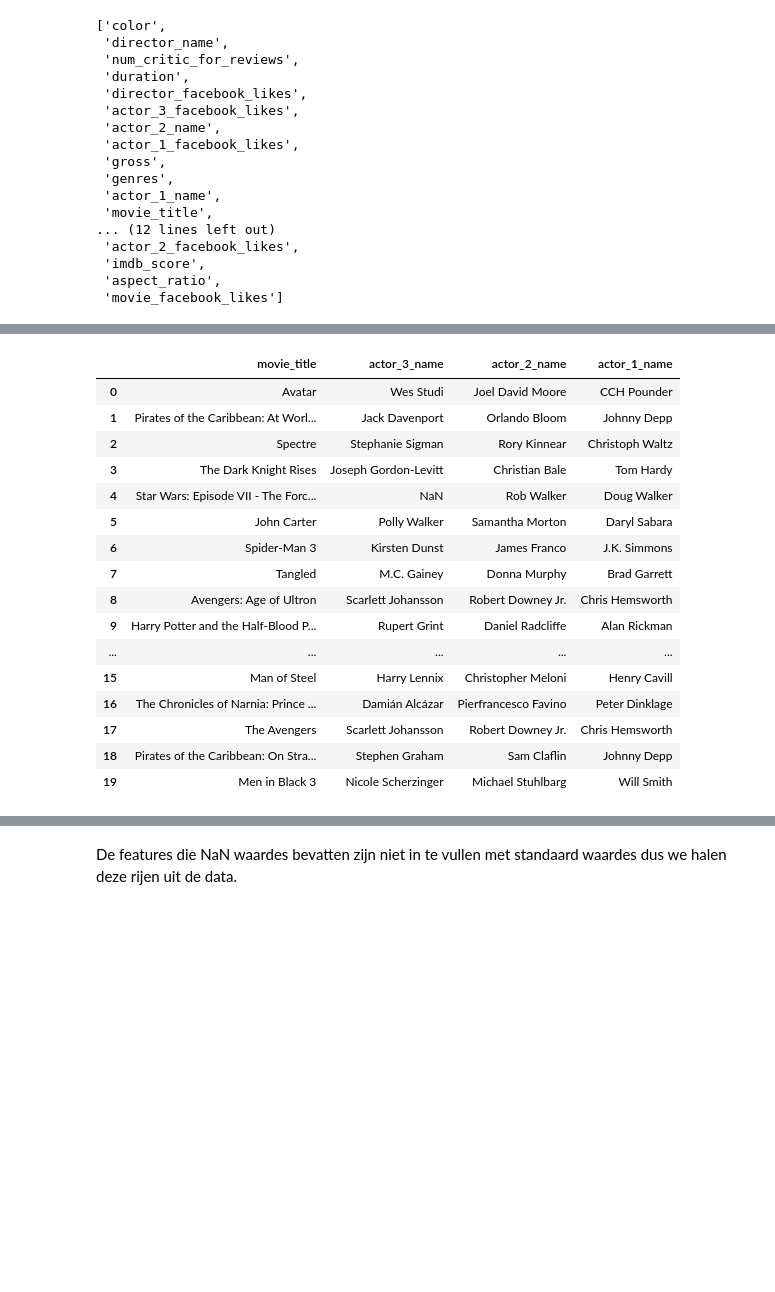
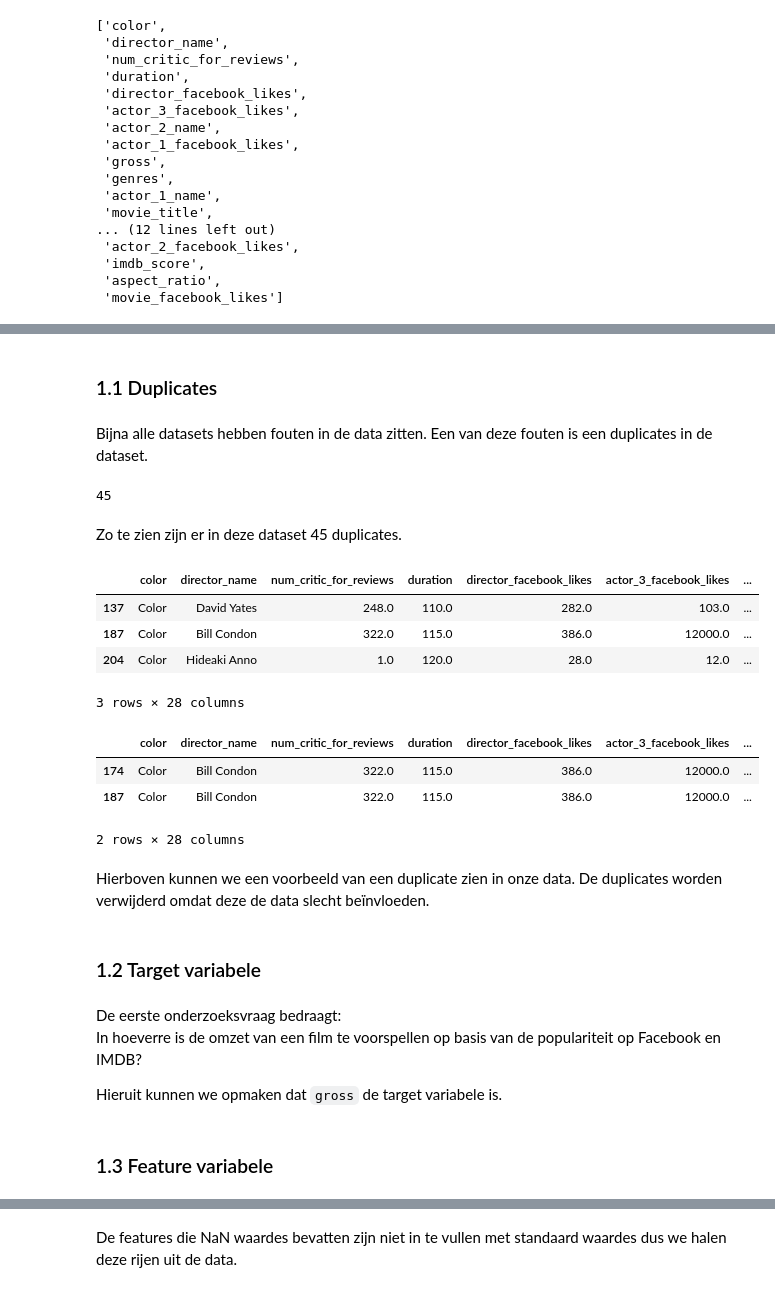
Before and after one commit to koentjj/CMmovies, a Jupyter notebook: movieAnalysis.ipynb, the cells around one changed output, grey strips where cells are left out. Drawn from its saved outputs; the diff is of its cells as text; code cells hidden in the pictures; blank space fills up the shorter version.

```diff
--- a/movieAnalysis.ipynb
+++ b/movieAnalysis.ipynb
@@ -65,20 +53,28 @@ target = db["gross"]
-# %%
-db[["movie_title", "actor_3_name", "actor_2_name", "actor_1_name"]].head(20)
-# %% [output]
-|  | movie_title | actor_3_name | actor_2_name | actor_1_name |
-| 0 | Avatar | Wes Studi | Joel David Moore | CCH Pounder |
-| 1 | Pirates of the Caribbean: At Worl... | Jack Davenport | Orlando Bloom | Johnny Depp |
-| 2 | Spectre | Stephanie Sigman | Rory Kinnear | Christoph Waltz |
-| 3 | The Dark Knight Rises | Joseph Gordon-Levitt | Christian Bale | Tom Hardy |
-| 4 | Star Wars: Episode VII - The Forc... | NaN | Rob Walker | Doug Walker |
-| 5 | John Carter | Polly Walker | Samantha Morton | Daryl Sabara |
-| 6 | Spider-Man 3 | Kirsten Dunst | James Franco | J.K. Simmons |
-| 7 | Tangled | M.C. Gainey | Donna Murphy | Brad Garrett |
-| 8 | Avengers: Age of Ultron | Scarlett Johansson | Robert Downey Jr. | Chris Hemsworth |
-| 9 | Harry Potter and the Half-Blood P... | Rupert Grint | Daniel Radcliffe | Alan Rickman |
-| ... | ... | ... | ... | ... |
-| 15 | Man of Steel | Harry Lennix | Christopher Meloni | Henry Cavill |
-| 16 | The Chronicles of Narnia: Prince ... | Damián Alcázar | Pierfrancesco Favino | Peter Dinklage |
-| 17 | The Avengers | Scarlett Johansson | Robert Downey Jr. | Chris Hemsworth |
-| 18 | Pirates of the Caribbean: On Stra... | Stephen Graham | Sam Claflin | Johnny Depp |
-| 19 | Men in Black 3 | Nicole Scherzinger | Michael Stuhlbarg | Will Smith |
+# %% [markdown]
+### 1.1 Duplicates
+# %% [markdown]
+Bijna alle datasets hebben fouten in de data zitten. Een van deze fouten is een duplicates in de dataset.
+# %%
+db.duplicated().sum()
+# %% [output]
+45
+# %% [markdown]
+Zo te zien zijn er in deze dataset 45 duplicates.
+# %%
+duplicates = db[db.duplicated()]
+duplicates.head(3)
+# %% [output]
+|  | color | director_name | num_critic_for_reviews | duration | director_facebook_likes | actor_3_facebook_likes | ... |
+| 137 | Color | David Yates | 248.0 | 110.0 | 282.0 | 103.0 | ... |
+| 187 | Color | Bill Condon | 322.0 | 115.0 | 386.0 | 12000.0 | ... |
+| 204 | Color | Hideaki Anno | 1.0 | 120.0 | 28.0 | 12.0 | ... |
+3 rows × 28 columns
+# %%
+db[db['movie_title'] == duplicates.iloc[1]['movie_title']]
+# %% [output]
+|  | color | director_name | num_critic_for_reviews | duration | director_facebook_likes | actor_3_facebook_likes | ... |
+| 174 | Color | Bill Condon | 322.0 | 115.0 | 386.0 | 12000.0 | ... |
+| 187 | Color | Bill Condon | 322.0 | 115.0 | 386.0 | 12000.0 | ... |
+2 rows × 28 columns
+# %% [markdown]
+Hierboven kunnen we een voorbeeld van een duplicate zien in onze data. De duplicates worden verwijderd omdat deze de data slecht beïnvloeden.
@@ -84,0 +83,8 @@ db[["movie_title", "actor_3_name", "actor_2_name", "actor_1_name"]].head(20)
+# %% [markdown]
+### 1.2 Target variabele
+# %% [markdown]
+De eerste onderzoeksvraag bedraagt:<br> In hoeverre is de omzet van een film te voorspellen op basis van de populariteit op Facebook en IMDB?<br>
+
+Hieruit kunnen we opmaken dat `gross` de target variabele is.
+# %% [markdown]
+### 1.3 Feature variabele
```
Also changed, not shown: parts of 55 cells of this notebook.
